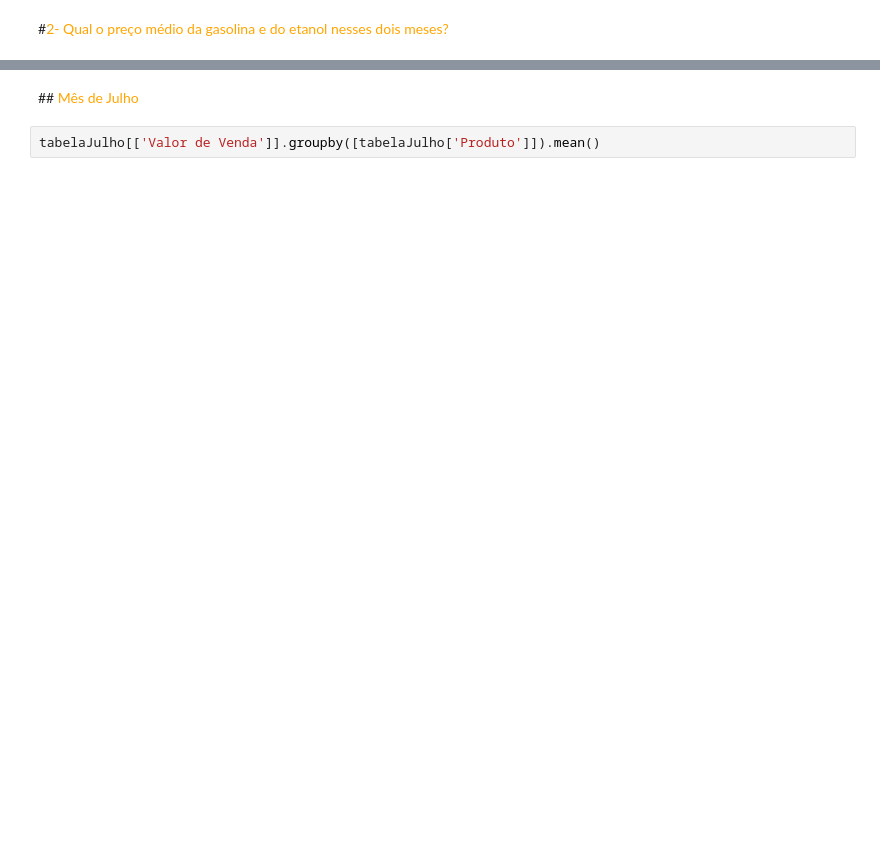
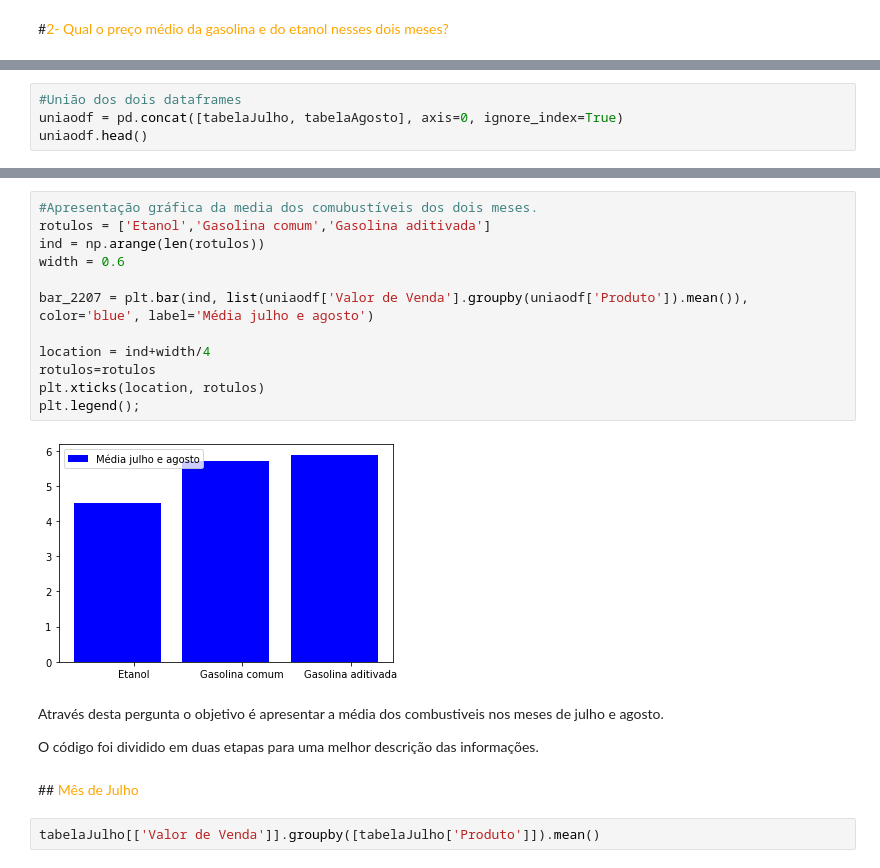
Before and after one commit to joaorosa2/analise_combustiveis_brasil, a Jupyter notebook: ProjetoM4.ipynb, the cells around one changed output, grey strips where cells are left out. Cells and saved outputs as stored; diff of their text form; blank space fills up the shorter version.

```diff
--- a/ProjetoM4.ipynb
+++ b/ProjetoM4.ipynb
@@ -135,0 +245,4 @@ Explicaçã breve do que houve com as médias dos preços
+# %%
+#União dos dois dataframes
+uniaodf = pd.concat([tabelaJulho, tabelaAgosto], axis=0, ignore_index=True)
+uniaodf.head()
@@ -136,3 +265,21 @@ Explicaçã breve do que houve com as médias dos preços
+# %%
+#Apresentação gráfica da media dos comubustíveis dos dois meses.
+rotulos = ['Etanol','Gasolina comum','Gasolina aditivada']
+ind = np.arange(len(rotulos))
+width = 0.6
+
+bar_2207 = plt.bar(ind, list(uniaodf['Valor de Venda'].groupby(uniaodf['Produto']).mean()), color='blue', label='Média julho e agosto')
+
+location = ind+width/4
+rotulos=rotulos
+plt.xticks(location, rotulos)
+plt.legend();
+# %% [output]
+[figure, added]
+# %% [markdown]
+Através desta pergunta o objetivo é apresentar a média dos combustiveis nos meses de julho e agosto.
+
+O código foi dividido em duas etapas para uma melhor descrição das informações.
 # %% [markdown]
 ##<font color = orange> Mês de Julho
 # %%
```
Also changed, not shown: parts of 44 cells of this notebook.
